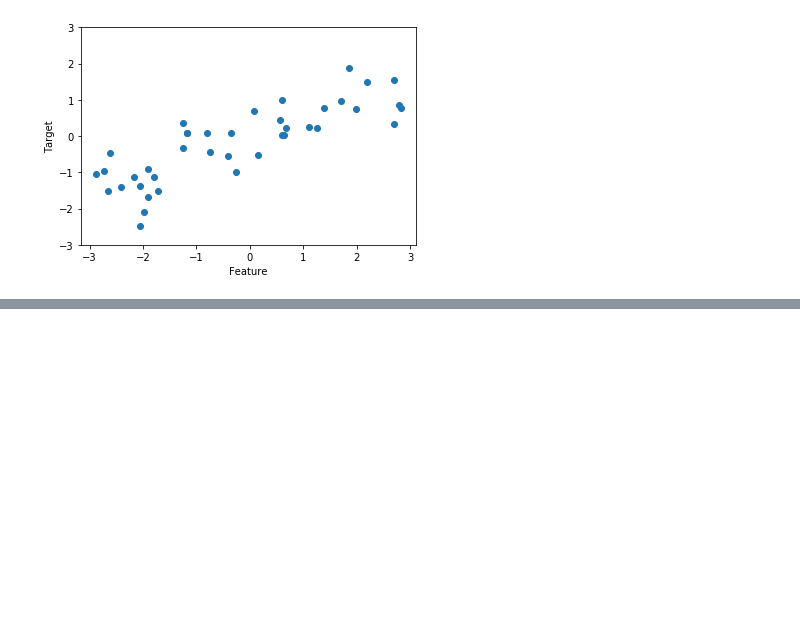
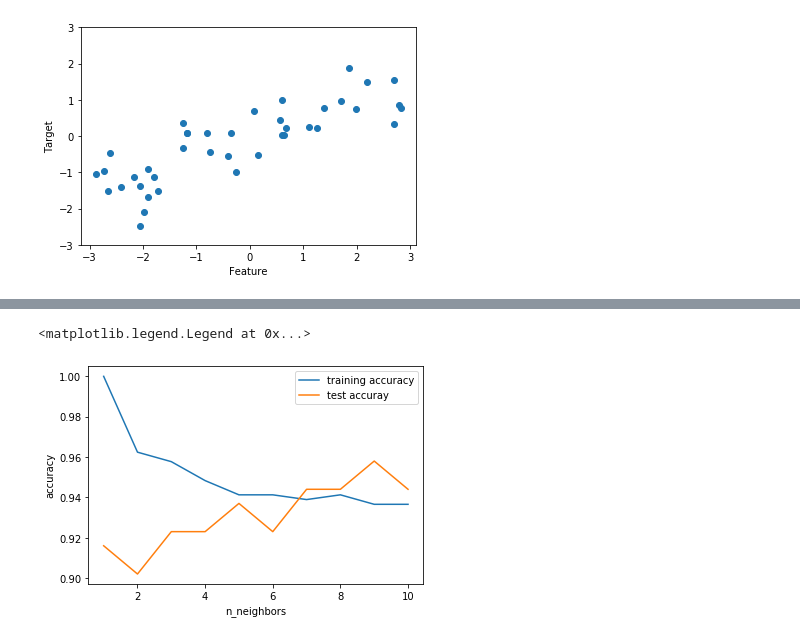
Before and after one commit to ZhangNeos/Scikit-Learn, a Jupyter notebook: 2. 监督学习.ipynb, the cells around one changed output, grey strips where cells are left out. Cells and saved outputs as stored; diff of their text form; code cells hidden in the pictures; blank space fills up the shorter version.

```diff
--- a/2. 监督学习.ipynb
+++ b/2. 监督学习.ipynb
@@ -29,0 +108,20 @@ Text(0, 0.5, 'Target')
+# %%
+from sklearn.datasets import load_breast_cancer
+cancer = load_breast_cancer()
+X_train, X_test, y_train, y_test = train_test_split(cancer.data, cancer.target, random_state=0)
+training_accuracy=[]
+test_accuracy=[]
+neighbors_settings = range(1, 11)
+for n_neighbors in neighbors_settings:
+    clf = KNeighborsClassifier(n_neighbors=n_neighbors)
+    clf.fit(X_train, y_train)
+    training_accuracy.append(clf.score(X_train, y_train))
+    test_accuracy.append(clf.score(X_test, y_test))
+plt.plot(neighbors_setting, training_accuracy, label='training accuracy')
+plt.plot(neighbors_setting, test_accuracy, label='test accuray')
+plt.xlabel('n_neighbors')
+plt.ylabel('accuracy')
+plt.legend()
+# %% [output]
+<matplotlib.legend.Legend at 0x...>
+[figure, added]
```
Also changed, not shown: parts of 16 cells of this notebook.
